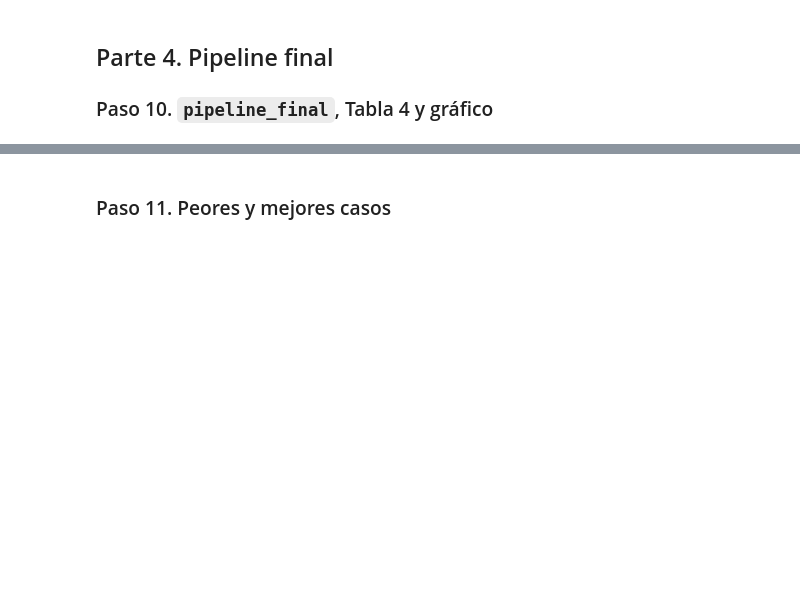
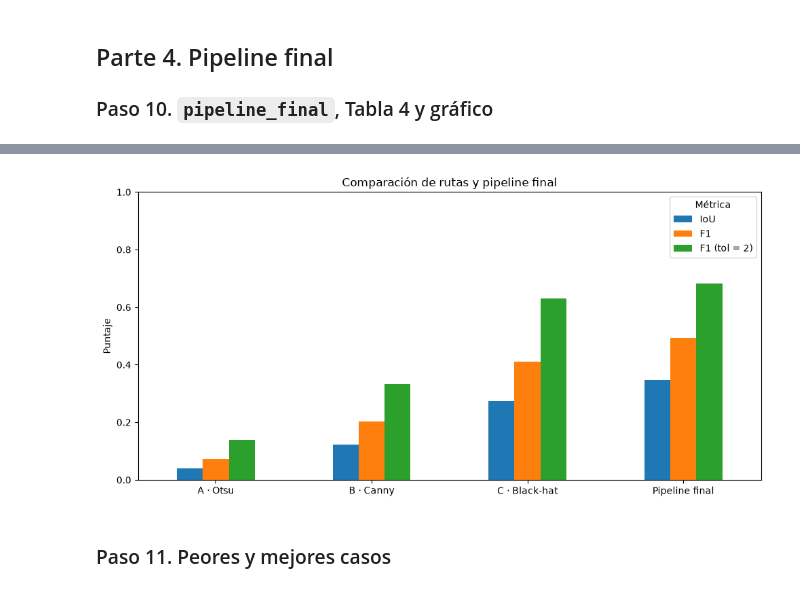
Before and after one commit to NegroBsky/Procesamiento-de-Imagenes-2026-2, a Jupyter notebook: Tareas/Tarea2/Tarea2_base.ipynb, the cells around one changed output, grey strips where cells are left out. Saved outputs shown, nothing was run; the diff lists cells and outputs as text; code cells hidden in the pictures; blank space fills up the shorter version.

```diff
--- a/Tareas/Tarea2/Tarea2_base.ipynb
+++ b/Tareas/Tarea2/Tarea2_base.ipynb
@@ -257,6 +499,29 @@ def postprocesar(mascara, k_cierre=0, area_min=0, orden="cierre-area"):
 # %%
 def pipeline_final(img):
     """Mejor filtro (Tabla 1) -> black-hat -> postprocesar con cierre(9) y área(50), en ese orden."""
-    raise NotImplementedError
+    nombre_filtro = tabla1["F1 aguas abajo"].idxmax()
+    filtro = FILTROS[nombre_filtro]
+    mascara = segmentar_blackhat_filtro(img, filtro)
+    return postprocesar(
+        mascara,
+        k_cierre=9,
+        area_min=50,
+        orden="cierre-area",
+    )
 # %%
-# Tabla 4
+rutas_tabla4 = {
+    "A · Otsu": segmentar_otsu,
+    "B · Canny": segmentar_canny,
+    "C · Black-hat": segmentar_blackhat,
+    "Pipeline final": pipeline_final,
+}
+
+resultados_tabla4 = {
+    nombre: evaluar_conjunto(segmentador)
+    for nombre, segmentador in rutas_tabla4.items()
+}
+
+tabla4 = tabla(resultados_tabla4).rename(
+    columns={"F1_tol": "F1 (tol = 2)"}
+)
+tabla4
@@ -263,5 +534,18 @@ def pipeline_final(img):
 # %%
-# gráfico de barras
+metricas_grafico = ["IoU", "F1", "F1 (tol = 2)"]
+tabla4[metricas_grafico].plot(
+    kind="bar",
+    figsize=(10, 5),
+    ylabel="Puntaje",
+    title="Comparación de rutas y pipeline final",
+    ylim=(0, 1),
+    rot=0,
+)
+plt.legend(title="Métrica")
+plt.tight_layout()
+plt.show()
+# %% [output]
+[figure, added]
 # %% [markdown]
 ### Paso 11. Peores y mejores casos
 # %%
```
Also changed, not shown: parts of 15 cells of this notebook, 5 other files.
